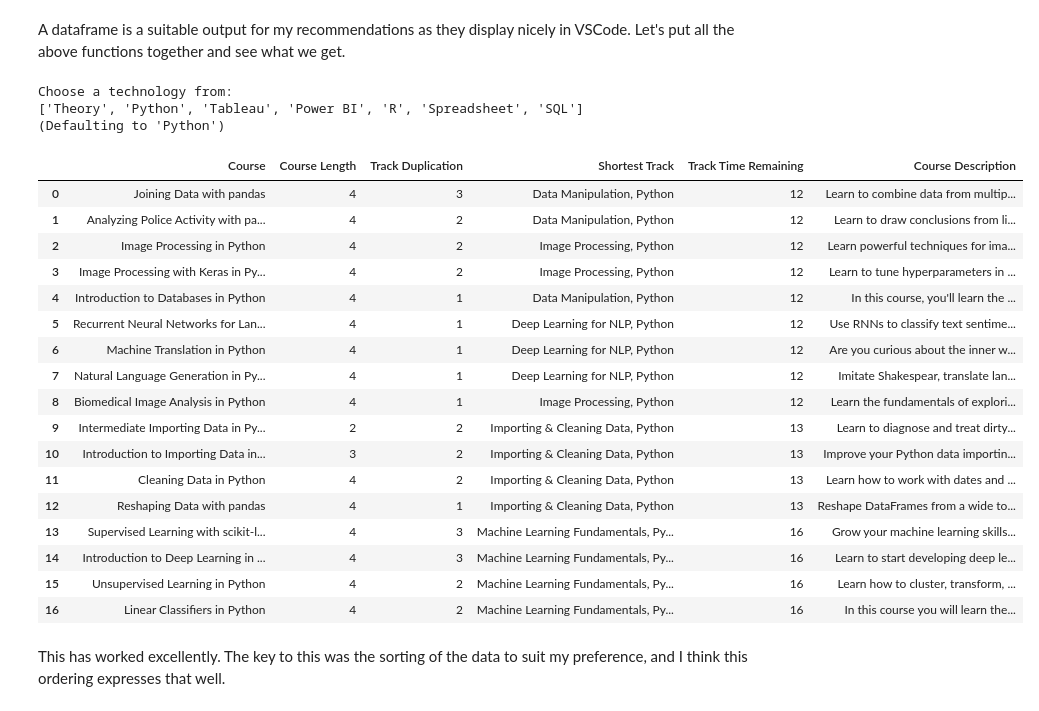
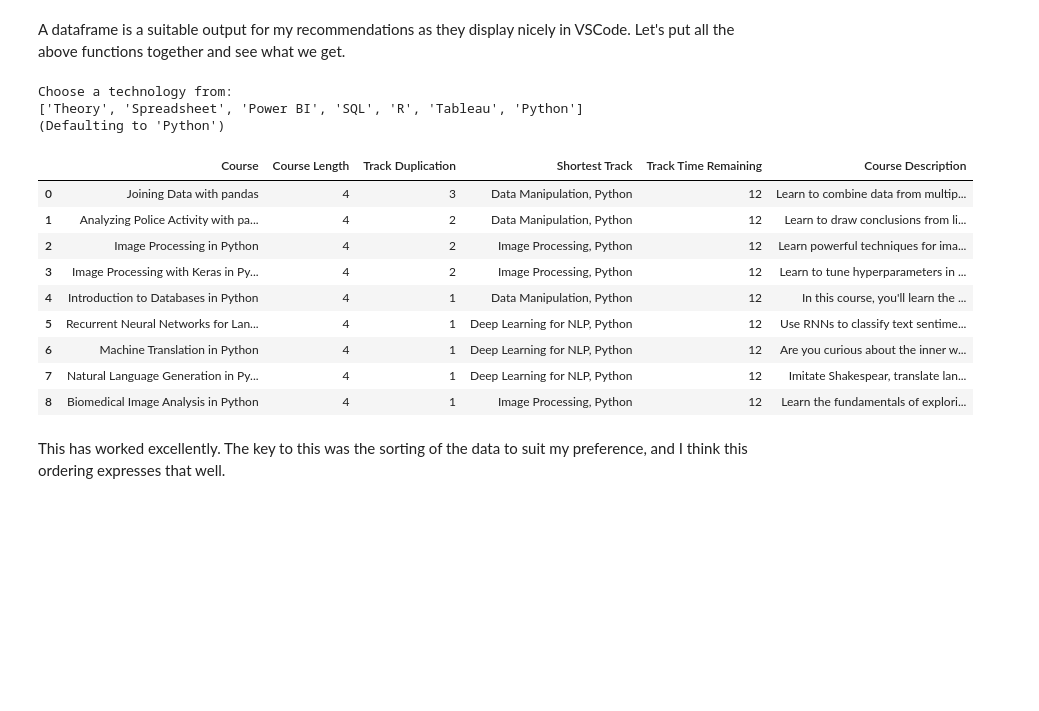
Before and after one commit to faisaljina/dc-recommender, a Jupyter notebook: dclist.ipynb, the cells around one changed output. Saved outputs shown, nothing was run; the diff lists cells and outputs as text; code cells hidden in the pictures; blank space fills up the shorter version.

```diff
--- a/dclist.ipynb
+++ b/dclist.ipynb
@@ -876,8 +728,6 @@ for track in complete_tracks:
     for course, description in complete_tracks[track].items():
         course_descriptions[course] = description[0]
 
-# Print first few courses and their descriptions
-for i, course in enumerate(course_descriptions.items()):
-    if i == 4: break
-    print(f'{course[0]}: {course[1]}')
+# Show the first few courses and their descriptions
+{k: course_descriptions[k] for k in list(course_descriptions.keys())[:4]}
 # %% [output]
@@ -891,7 +741,7 @@ Introduction to Writing Functions in R: Use cluster analysis to glean insights i
 A dataframe is a suitable output for my recommendations as they display nicely in VSCode. Let's put all the above functions together and see what we get.
 # %%
 # Function taking a technology and performing the above functions to get the courses, tracks and remaining durations
-def get_recommendations(tech = None, k_tracks = 5, row_limit = 20)-> pd.DataFrame:
+def get_recommendations(tech = None, k_tracks = 5, row_limit = 10)-> pd.DataFrame:
     """
     Take a technology and get recommended courses and info
 
@@ -934,43 +784,35 @@ def get_recommendations(tech = None, k_tracks = 5, row_limit = 20)-> pd.DataFram
     course_all_info_df = pd.DataFrame(course_all_info_reshaped, columns = ['Course', 'Course Length', 'Shortest Track', 'Track Time Remaining', 'Track Duplication'])
     # Remove any duplicated lines
     course_all_info_df = course_all_info_df.drop_duplicates(subset = ['Course'])
     # Sort the dataframe by the track duration remaining ascending, then by the course Length ascending, then by the duplication in tracks descending, then by shortest track ascending
     course_all_info_df = course_all_info_df.sort_values(by = ['Track Time Remaining', 'Course Length', 'Track Duplication', 'Shortest Track'], ascending = [True, True, False, True])
     # Rearrange the columns to course, course length, duplication in tracks, track, track duration remaining
     course_all_info_df = course_all_info_df[['Course', 'Course Length', 'Track Duplication', 'Shortest Track', 'Track Time Remaining']]
     # Add a column for the course description
     course_all_info_df['Course Description'] = course_all_info_df['Course'].map(course_descriptions)
     # Reset the index
     course_all_info_df = course_all_info_df.reset_index(drop = True)
     # Limit the number of rows to the row_limit
     course_all_info_df = course_all_info_df.head(row_limit)
     # Return the dataframe
     return course_all_info_df
 
 
-get_recommendations()
+get_recommendations(k_tracks=3, row_limit=10)
 # %% [output]
 Choose a technology from:
-['Theory', 'Python', 'Tableau', 'Power BI', 'R', 'Spreadsheet', 'SQL']
+['Theory', 'Spreadsheet', 'Power BI', 'SQL', 'R', 'Tableau', 'Python']
 (Defaulting to 'Python')
 |  | Course | Course Length | Track Duplication | Shortest Track | Track Time Remaining | Course Description |
 | 0 | Joining Data with pandas | 4 | 3 | Data Manipulation, Python | 12 | Learn to combine data from multip... |
 | 1 | Analyzing Police Activity with pa... | 4 | 2 | Data Manipulation, Python | 12 | Learn to draw conclusions from li... |
 | 2 | Image Processing in Python | 4 | 2 | Image Processing, Python | 12 | Learn powerful techniques for ima... |
 | 3 | Image Processing with Keras in Py... | 4 | 2 | Image Processing, Python | 12 | Learn to tune hyperparameters in ... |
 | 4 | Introduction to Databases in Python | 4 | 1 | Data Manipulation, Python | 12 | In this course, you'll learn the ... |
 | 5 | Recurrent Neural Networks for Lan... | 4 | 1 | Deep Learning for NLP, Python | 12 | Use RNNs to classify text sentime... |
 | 6 | Machine Translation in Python | 4 | 1 | Deep Learning for NLP, Python | 12 | Are you curious about the inner w... |
 | 7 | Natural Language Generation in Py... | 4 | 1 | Deep Learning for NLP, Python | 12 | Imitate Shakespear, translate lan... |
 | 8 | Biomedical Image Analysis in Python | 4 | 1 | Image Processing, Python | 12 | Learn the fundamentals of explori... |
-| 9 | Intermediate Importing Data in Py... | 2 | 2 | Importing & Cleaning Data, Python | 13 | Learn to diagnose and treat dirty... |
-| 10 | Introduction to Importing Data in... | 3 | 2 | Importing & Cleaning Data, Python | 13 | Improve your Python data importin... |
-| 11 | Cleaning Data in Python | 4 | 2 | Importing & Cleaning Data, Python | 13 | Learn how to work with dates and ... |
-| 12 | Reshaping Data with pandas | 4 | 1 | Importing & Cleaning Data, Python | 13 | Reshape DataFrames from a wide to... |
-| 13 | Supervised Learning with scikit-l... | 4 | 3 | Machine Learning Fundamentals, Py... | 16 | Grow your machine learning skills... |
-| 14 | Introduction to Deep Learning in ... | 4 | 3 | Machine Learning Fundamentals, Py... | 16 | Learn to start developing deep le... |
-| 15 | Unsupervised Learning in Python | 4 | 2 | Machine Learning Fundamentals, Py... | 16 | Learn how to cluster, transform, ... |
-| 16 | Linear Classifiers in Python | 4 | 2 | Machine Learning Fundamentals, Py... | 16 | In this course you will learn the... |
 # %% [markdown]
 This has worked excellently. The key to this was the sorting of the data to suit my preference, and I think this ordering expresses that well.
 # %% [markdown]
```
Also changed, not shown: parts of 17 cells of this notebook, 1 other file.
